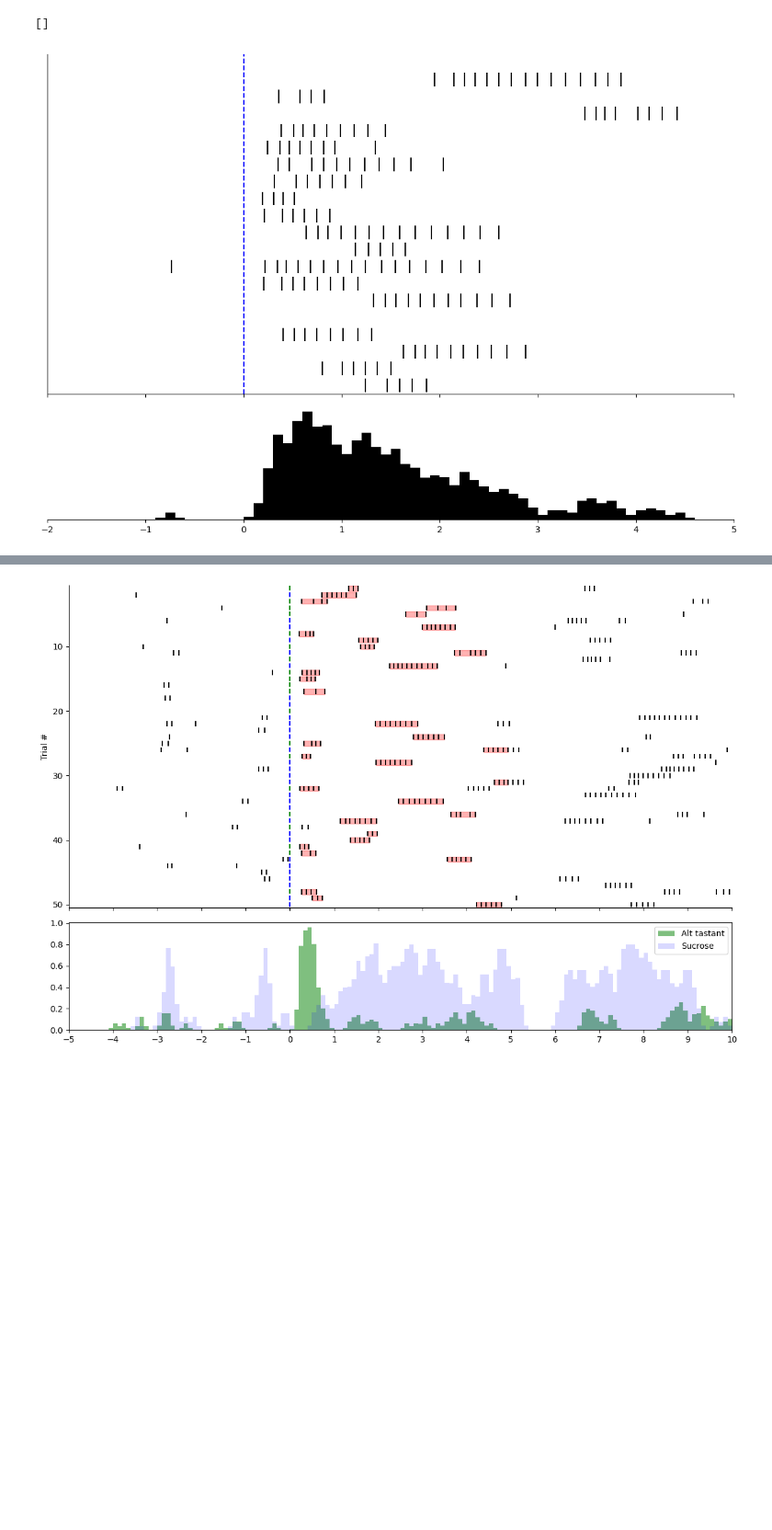
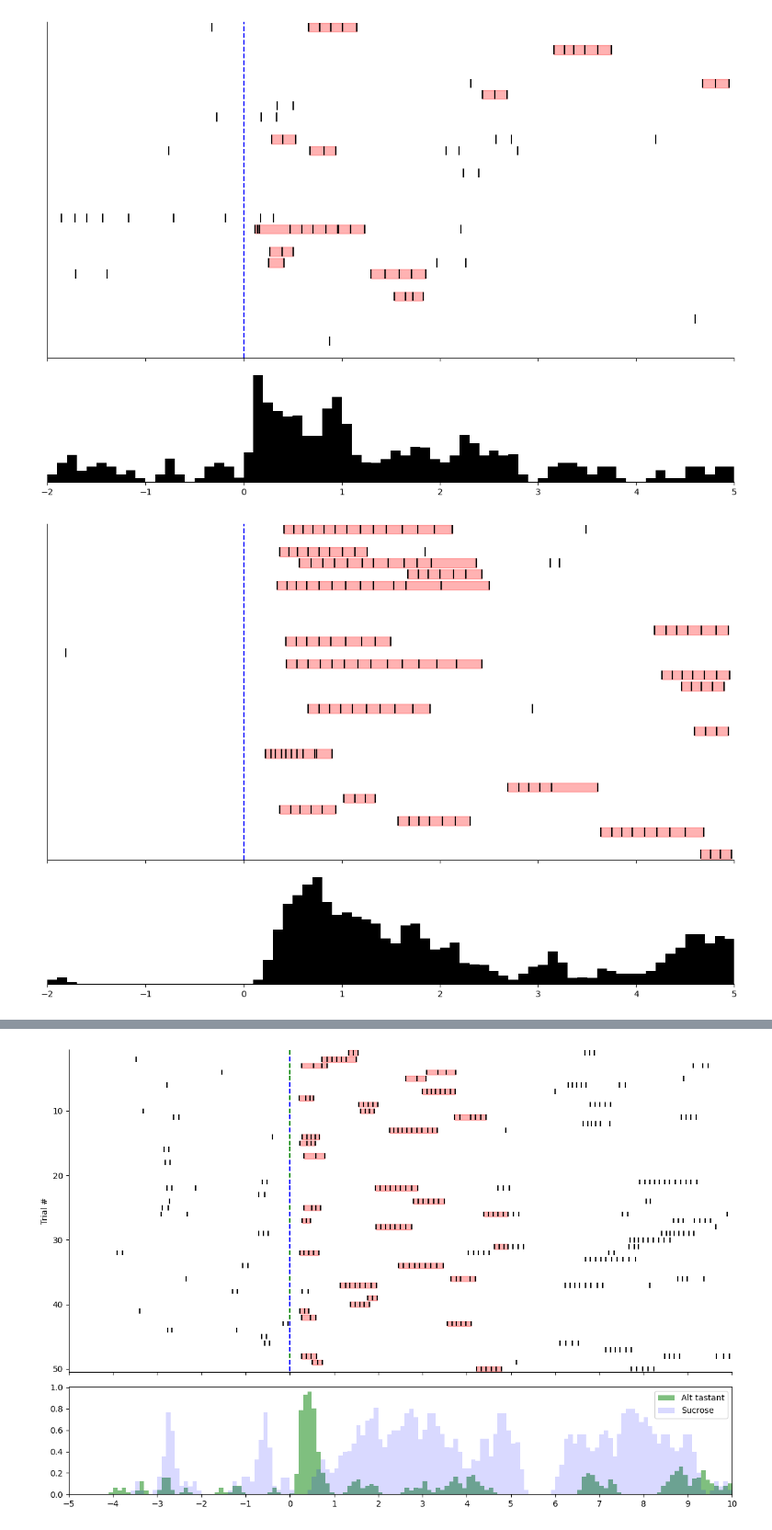
Before and after one commit to RohanSavani/PVN_GLP1R_2P, a Jupyter notebook: src/notebooks/behaviorviz.ipynb, the cells around one changed output, grey strips where cells are left out. Shown: that part at 92% size. Cells and saved outputs as stored; diff of their text form; code cells hidden in the pictures; blank space fills up the shorter version.

```diff
--- a/src/notebooks/behaviorviz.ipynb
+++ b/src/notebooks/behaviorviz.ipynb
@@ -16,6 +16,11 @@ import lick_behav_analysis as behav
 # %%
 fps = 15
 # path = '/Users/savani/Downloads/2p_data/glp23_wd_30suc_L155P800_565um-107/glp23_wd_30suc_0_6000_250131-125059.mat'
-path = '/Users/savani/Downloads/2p data temp/glp4_fed_cue/behaviordata.mat'
-behaviordata = sio.loadmat(path)
-bout_start, bout_end, bout_start_frames, bout_end_frames = behav.og_lickprocessing(path)
+path = '/Users/savani/Documents/PangLab/TwoPhotonAnalysis/src/data/fasted sequence/glp23_fed_d3/GRC3_fed_sucrose_20250212_0_6000_250212-112522.mat'
+# behaviordata = sio.loadmat(path)
+# bout_start, bout_end, bout_start_frames, bout_end_frames = behav.og_lickprocessing(path)
+paths = ['/Users/savani/Documents/PangLab/TwoPhotonAnalysis/src/data/fed 30 sucrose/glp4_fedNoCues_L180_P815_650um-_03052024-1355-066',
+          '/Users/savani/Documents/PangLab/TwoPhotonAnalysis/src/data/fed 30 sucrose/glp6_fedNoCues_L180P815_600um-03062024-1321-073',
+            '/Users/savani/Documents/PangLab/TwoPhotonAnalysis/src/data/fed 30 sucrose/glp10_fed_30suc_L170P800_560um_040924-025',
+          '/Users/savani/Documents/PangLab/TwoPhotonAnalysis/src/data/fed 30 sucrose/glp17_fed30suc_L150P800_565um_0613-020',
+            '/Users/savani/Documents/PangLab/TwoPhotonAnalysis/src/data/fed 30 sucrose/glp23_fed_30suc_L155P800_575um-20250203-112']
@@ -42,27 +27,28 @@ behaviordata
 # %%
-fig, ax_raster, ax_psth = behav.plot_lick_raster_with_psth(
-    mat_file = path,
-    align_to = 'reward',
-    pre_window = 5,
-    post_window = 10,
-    bin_size_psth = 0.1,
-    smooth_psth = True,
-    psth_smoothing_sigma = 0.65,
-    xlabel = 'Time (s)',
-    ylabel_raster = 'Trial #',
-    ylabel_psth = 'Norm. Licks/sec',
-    fps = 15,
-    plot_bouts = False,
-    multiple_tastant= False,
-    filter_pre_licknum = 20,
-    normalize_histo = True
-)
-ax_psth.set_xlim(left = -2, right = 5)
-ax_raster.set_ylabel("")
-ax_raster.set_yticks([])
-sns.despine(ax = ax_psth, left = True)
-ax_psth.set_yticks([])
-# plt.savefig('/Users/savani/Documents/PangLab/TwoPhotonAnalysis/figures/glp6_fasted_behavior.pdf')
+for path in [os.path.join(f, 'suite2p', 'plane0', 'behaviordata.mat') for f in paths]:
+    fig, ax_raster, ax_psth = behav.plot_lick_raster_with_psth(
+        mat_file = path,
+        align_to = 'reward',
+        pre_window = 5,
+        post_window = 10,
+        bin_size_psth = 0.1,
+        smooth_psth = True,
+        psth_smoothing_sigma = 0.65,
+        xlabel = 'Time (s)',
+        ylabel_raster = 'Trial #',
+        ylabel_psth = 'Norm. Licks/sec',
+        fps = 15,
+        plot_bouts = True,
+        multiple_tastant= False,
+        filter_pre_licknum = 20,
+        normalize_histo = True
+    )
+    ax_psth.set_xlim(left = -2, right = 5)
+    ax_raster.set_ylabel("")
+    ax_raster.set_yticks([])
+    sns.despine(ax = ax_psth, left = True)
+    ax_psth.set_yticks([])
+    # plt.savefig('/Users/savani/Documents/PangLab/TwoPhotonAnalysis/figures/glp6_fasted_behavior.pdf')
 # %% [output]
-[]
-[figure, old version]
+[figure, new version]
+[figure, added]
```
Also changed, not shown: parts of 3 cells of this notebook, 9 other files.
